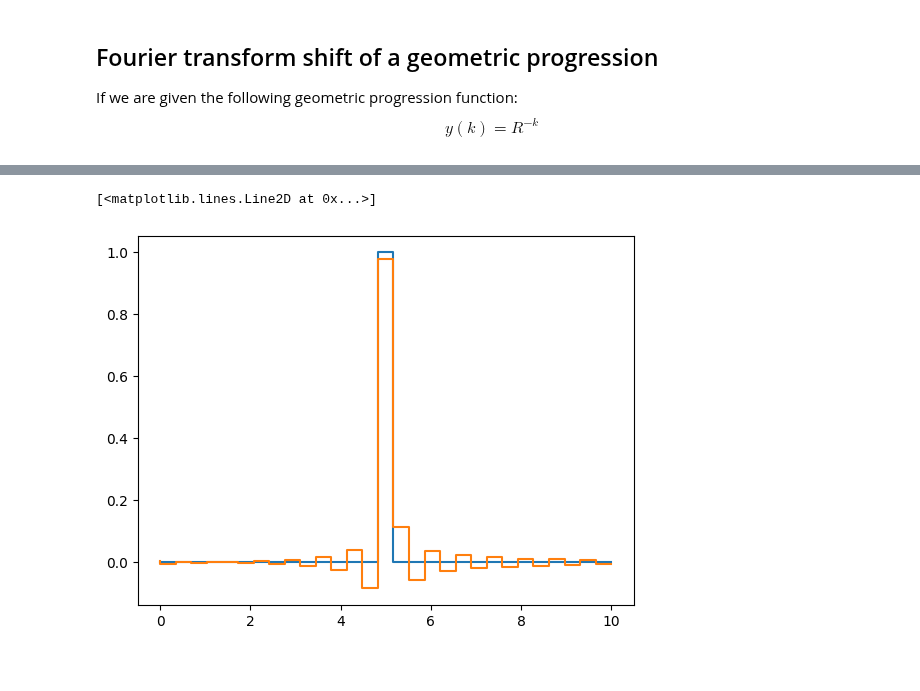
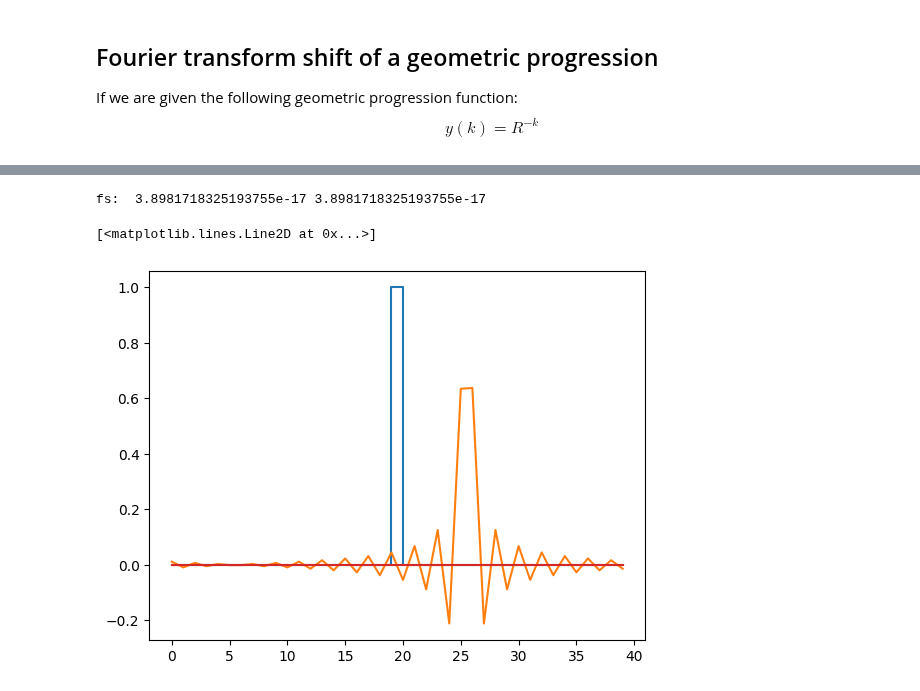
Before and after one commit to DylanReidRamelli/Bachelor-Project-2023, a Jupyter notebook: notebook/fourier_1.ipynb, the cells around one changed output, grey strips where cells are left out. Saved outputs shown, nothing was run; the diff lists cells and outputs as text; code cells hidden in the pictures.

```diff
--- a/notebook/fourier_1.ipynb
+++ b/notebook/fourier_1.ipynb
@@ -144,45 +152,87 @@ def f(A):
     for i in range(0, len(A)):
         if i == len(A)/2:
             out[i] = 1
+        elif len(A) % 2 != 0:
+            out[len(A)//2] = 1
     return out
 
-N = 30
-y = np.linspace(0,10, N)
+N = 40
+y = np.arange(N)
 # y = y[0:N]
 f_y = f(y)
 
 fig, ax = plt.subplots()
 
 # Plot original function
 ax.plot(y,f_y, drawstyle='steps-pre')
 
 G = np.zeros(N, dtype=complex)
 G = np.fft.fft(f_y)
 
-delta = 0.1
+delta = 5.501
+
+##########################
+# Lanczos smoothing
+
+L = np.ones(N)
+
+for i in range(N):
+    k = wavenum(i)
+    a = np.pi / N  * k  * 2
+    if k:
+        e = (np.sin(a) / a)
+        L[i] =  e
+    if k == -N//2:
+        print("fs: ", L[i], np.sin(-a)/-a)
+###########################
+
+
+
+##########################
+# Better Lnaczos Smoothing
+
+L_2 = np.ones(N, dtype=complex)
+for i in range(N):
+    k = wavenum(i)
+    a = np.pi / N * k * 2
+    if k:
+        L_2[i] = (-a * np.sin(a))/((a ** 2) - (np.pi**2)) + 1/2
+
 
 
 # Multiply the frequency values by a phase shift of delta
 N_prime = N if N % 2 == 0 else N+1
 for k in range(0,int(N_prime/2)):
     G[k] = np.exp(-2j * np.pi * delta * k / N) * G[k]
 for k in range(int(N_prime/2), N):
     G[k] = np.exp(-2j * np.pi * delta * (k - N) / N) * G[k]
 
 for k in range(0,N):
     if N % 2 == 0 and k == N/2:
-        G[k] = np.exp(1j*np.pi * (delta % 1)) * G[k]
-    else:
-        G[k] = G[k]
+        ambiguous = np.exp(-2j * k / N * np.pi * delta)
+        G[k] = 0.5 * (ambiguous + 1/ambiguous)
 
 
-out_inverse = np.zeros(N, dtype=complex)
-out_inverse = np.fft.ifft(G)
+out_shifted = np.zeros(N, dtype=complex)
+out_shifted = np.fft.ifft(G)
 
-ax.plot(y, out_inverse.real, drawstyle='steps-pre')
+
+out_smoother = np.zeros(N, dtype=complex)
+out_smoother = G * L
+out_smoother = np.fft.ifft(out_smoother)
+
+out_smoother_smoother = np.zeros(N, dtype=complex)
+out_smoother = G * L_2
+out_smoother = np.fft.ifft(out_smoother)
+
+
+ax.plot(y, out_shifted.real)
+ax.plot(y, out_smoother.real)
+ax.plot(y, out_smoother_smoother.real)
 # %% [output]
-[<matplotlib.lines.Line2D at 0x...>]
+fs:  3.8981718325193755e-17 3.8981718325193755e-17
+[<matplotlib.lines.Line2D at 0x...>]
-[figure, old version]
+[figure, new version]
 # %%
 
 N = 50
```
Also changed, not shown: parts of 4 cells of this notebook, 7 other files.
